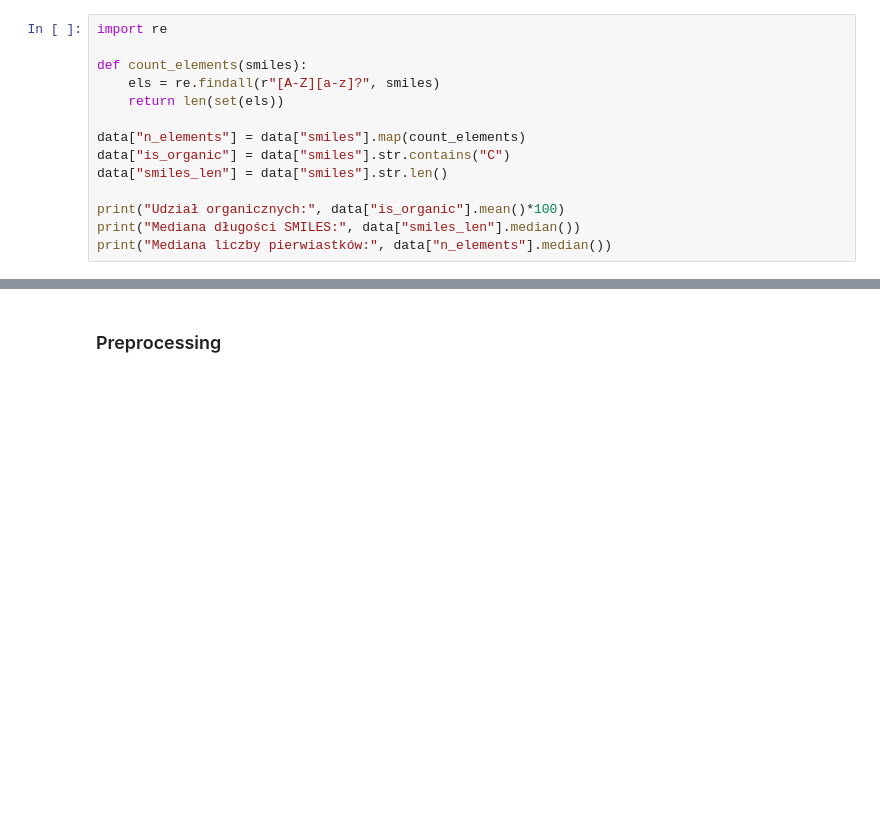
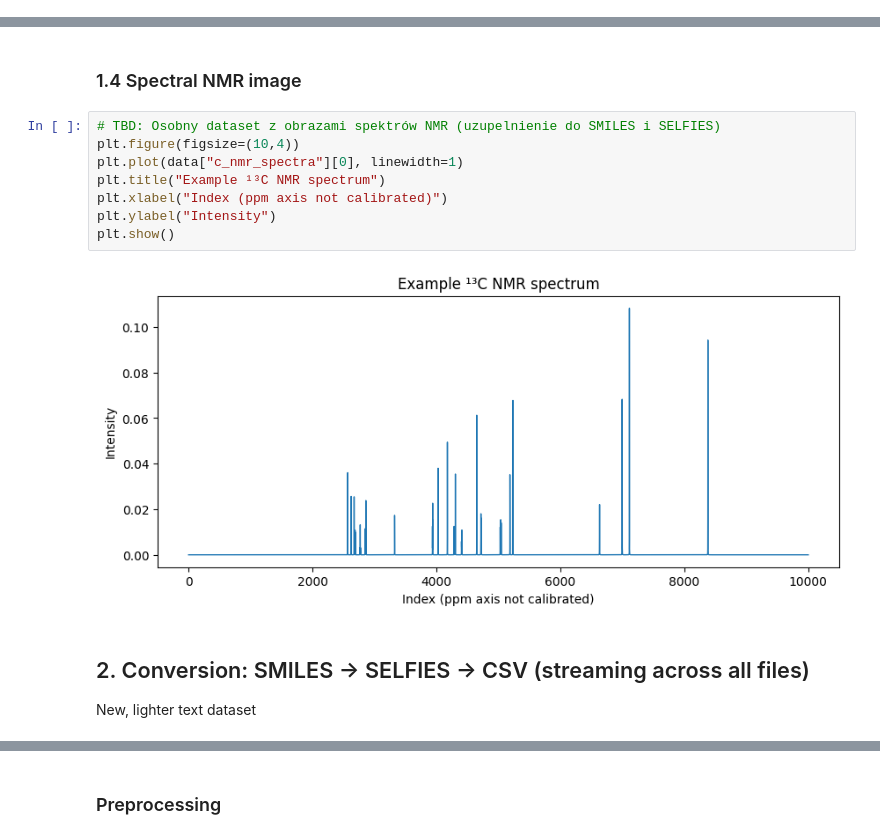
Before and after one commit to JanAndrzejewski050/Molecular-Spectro-Latent-Modeling, a Jupyter notebook: selfies_intro.ipynb, the cells around one changed output, grey strips where cells are left out. Saved outputs shown, nothing was run; the diff lists cells and outputs as text; blank space fills up the shorter version.

```diff
--- a/selfies_intro.ipynb
+++ b/selfies_intro.ipynb
@@ -118,14 +0,0 @@ Każdy z tych typów danych pochodzi z innej techniki pomiarowej i opisuje inną
-# %%
-import re
-
-def count_elements(smiles):
-    els = re.findall(r"[A-Z][a-z]?", smiles)
-    return len(set(els))
-
-data["n_elements"] = data["smiles"].map(count_elements)
-data["is_organic"] = data["smiles"].str.contains("C")
-data["smiles_len"] = data["smiles"].str.len()
-
-print("Udział organicznych:", data["is_organic"].mean()*100)
-print("Mediana długości SMILES:", data["smiles_len"].median())
-print("Mediana liczby pierwiastków:", data["n_elements"].median())
@@ -581,0 +323,15 @@ tensor = torch.tensor([indices], dtype=torch.long)
+# %% [markdown]
+### 1.4 Spectral NMR image
+# %%
+# TBD: Osobny dataset z obrazami spektrów NMR (uzupelnienie do SMILES i SELFIES)
+plt.figure(figsize=(10,4))
+plt.plot(data["c_nmr_spectra"][0], linewidth=1)
+plt.title("Example ¹³C NMR spectrum")
+plt.xlabel("Index (ppm axis not calibrated)")
+plt.ylabel("Intensity")
+plt.show()
+# %% [output]
+[figure, added]
+# %% [markdown]
+## 2. Conversion: SMILES -> SELFIES -> CSV (streaming across all files)
+New, lighter text dataset
```
Also changed, not shown: parts of 63 cells of this notebook.
